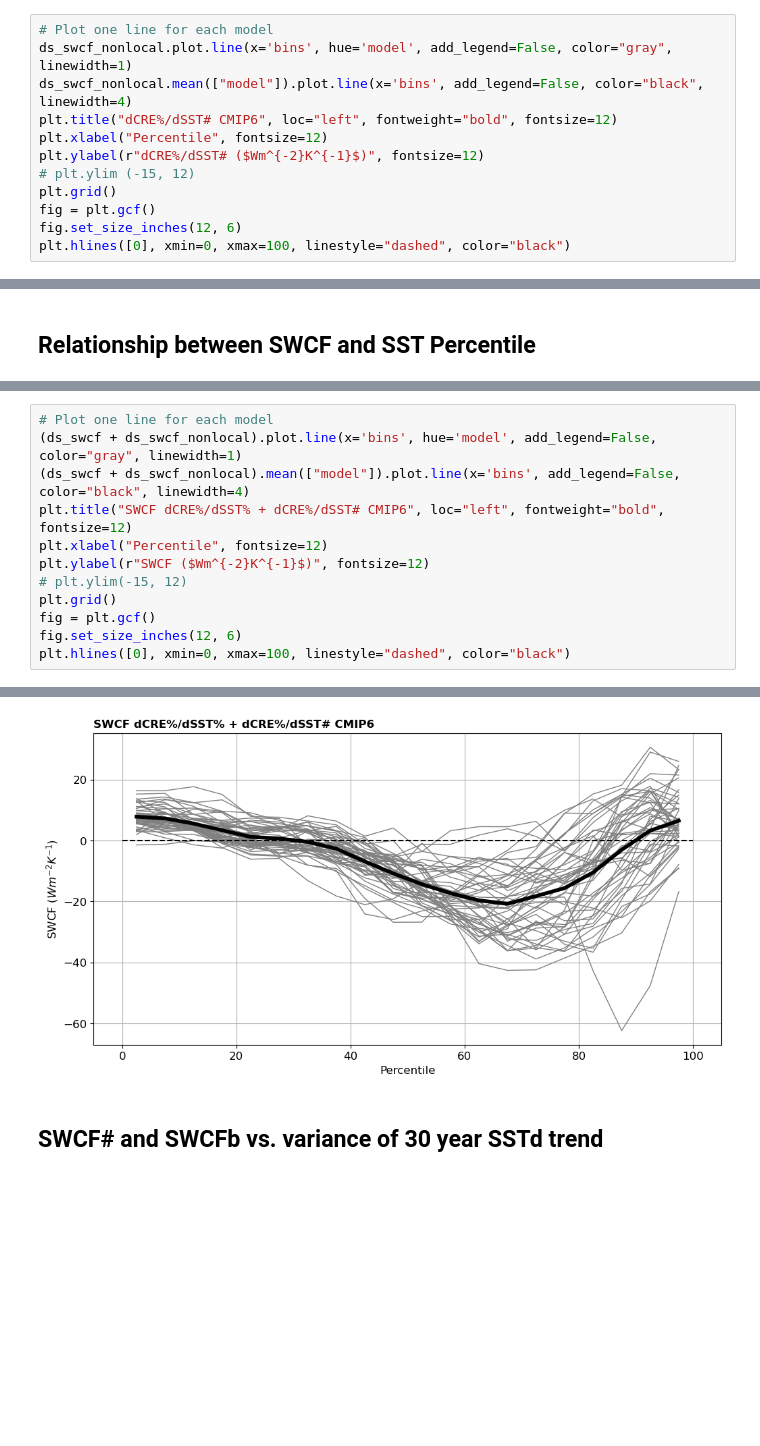
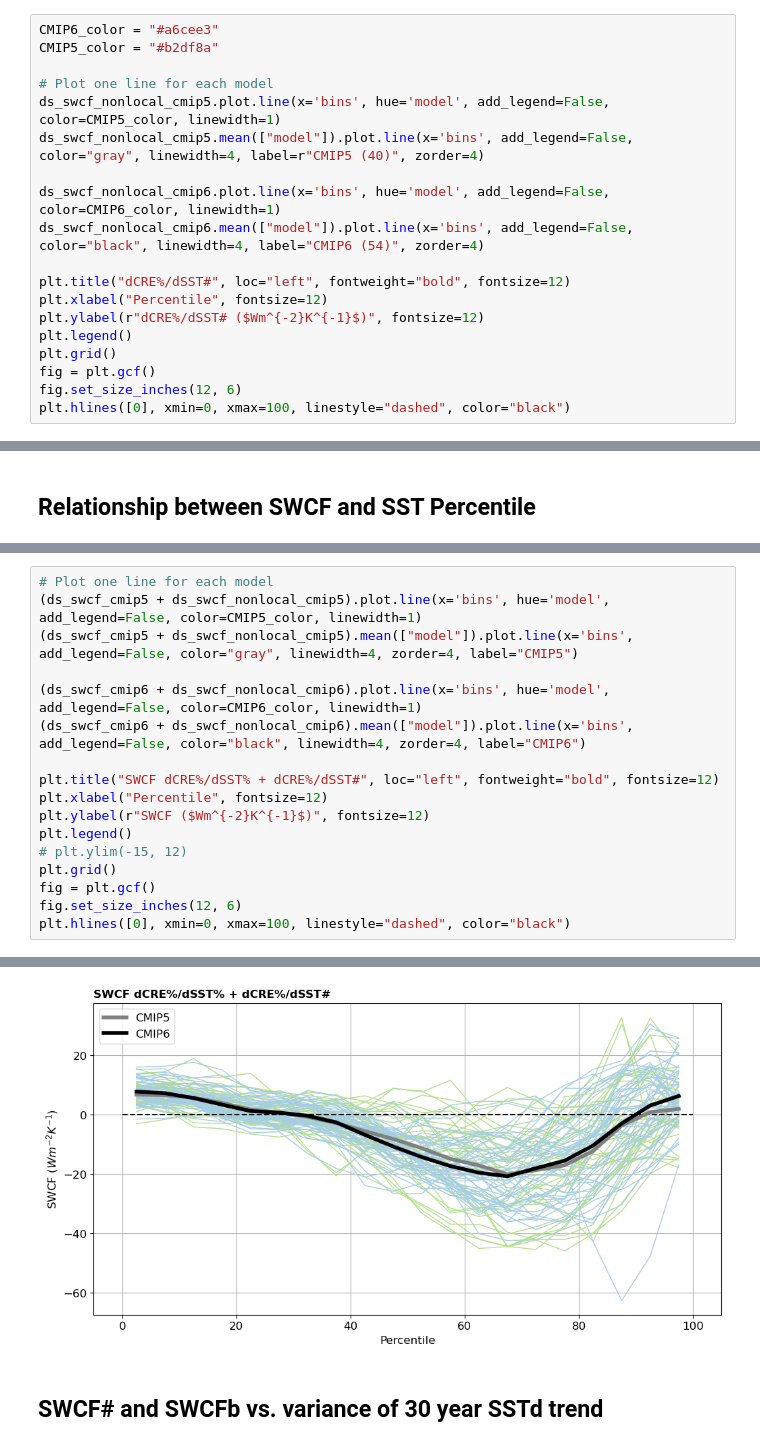
Before and after one commit to zacespinosa/tropical_pacific_clouds, a Jupyter notebook: SSTsharp.ipynb, the cells around one changed output, grey strips where cells are left out. Saved outputs shown, nothing was run; the diff lists cells and outputs as text; blank space fills up the shorter version.

```diff
--- a/SSTsharp.ipynb
+++ b/SSTsharp.ipynb
@@ -1027,11 +1080,18 @@ Coordinates:
 # %%
+CMIP6_color = "#a6cee3"
+CMIP5_color = "#b2df8a"
+
 # Plot one line for each model
-ds_swcf_nonlocal.plot.line(x='bins', hue='model', add_legend=False, color="gray", linewidth=1)
-ds_swcf_nonlocal.mean(["model"]).plot.line(x='bins', add_legend=False, color="black", linewidth=4)
-plt.title("dCRE%/dSST# CMIP6", loc="left", fontweight="bold", fontsize=12)
+ds_swcf_nonlocal_cmip5.plot.line(x='bins', hue='model', add_legend=False, color=CMIP5_color, linewidth=1)
+ds_swcf_nonlocal_cmip5.mean(["model"]).plot.line(x='bins', add_legend=False, color="gray", linewidth=4, label=r"CMIP5 (40)", zorder=4)
+
+ds_swcf_nonlocal_cmip6.plot.line(x='bins', hue='model', add_legend=False, color=CMIP6_color, linewidth=1)
+ds_swcf_nonlocal_cmip6.mean(["model"]).plot.line(x='bins', add_legend=False, color="black", linewidth=4, label="CMIP6 (54)", zorder=4)
+
+plt.title("dCRE%/dSST#", loc="left", fontweight="bold", fontsize=12)
 plt.xlabel("Percentile", fontsize=12)
 plt.ylabel(r"dCRE%/dSST# ($Wm^{-2}K^{-1}$)", fontsize=12)
-# plt.ylim (-15, 12)
+plt.legend()
 plt.grid()
 fig = plt.gcf()
 fig.set_size_inches(12, 6)
@@ -1079,18 +1153,23 @@ plt.hlines([0], xmin=0, xmax=100, linestyle="dashed", color="black")
 # %%
 # Plot one line for each model
-(ds_swcf + ds_swcf_nonlocal).plot.line(x='bins', hue='model', add_legend=False, color="gray", linewidth=1)
-(ds_swcf + ds_swcf_nonlocal).mean(["model"]).plot.line(x='bins', add_legend=False, color="black", linewidth=4)
-plt.title("SWCF dCRE%/dSST% + dCRE%/dSST# CMIP6", loc="left", fontweight="bold", fontsize=12)
+(ds_swcf_cmip5 + ds_swcf_nonlocal_cmip5).plot.line(x='bins', hue='model', add_legend=False, color=CMIP5_color, linewidth=1)
+(ds_swcf_cmip5 + ds_swcf_nonlocal_cmip5).mean(["model"]).plot.line(x='bins', add_legend=False, color="gray", linewidth=4, zorder=4, label="CMIP5")
+
+(ds_swcf_cmip6 + ds_swcf_nonlocal_cmip6).plot.line(x='bins', hue='model', add_legend=False, color=CMIP6_color, linewidth=1)
+(ds_swcf_cmip6 + ds_swcf_nonlocal_cmip6).mean(["model"]).plot.line(x='bins', add_legend=False, color="black", linewidth=4, zorder=4, label="CMIP6")
+
+plt.title("SWCF dCRE%/dSST% + dCRE%/dSST#", loc="left", fontweight="bold", fontsize=12)
 plt.xlabel("Percentile", fontsize=12)
 plt.ylabel(r"SWCF ($Wm^{-2}K^{-1}$)", fontsize=12)
+plt.legend()
 # plt.ylim(-15, 12)
 plt.grid()
 fig = plt.gcf()
 fig.set_size_inches(12, 6)
 plt.hlines([0], xmin=0, xmax=100, linestyle="dashed", color="black")
 # %% [output]
 <matplotlib.collections.LineCollection at 0x...>
-[figure, old version]
+[figure, new version]
 # %% [markdown]
 ## SWCF# and SWCFb vs. variance of 30 year SSTd trend
 # %%
```
Also changed, not shown: parts of 26 cells of this notebook.
